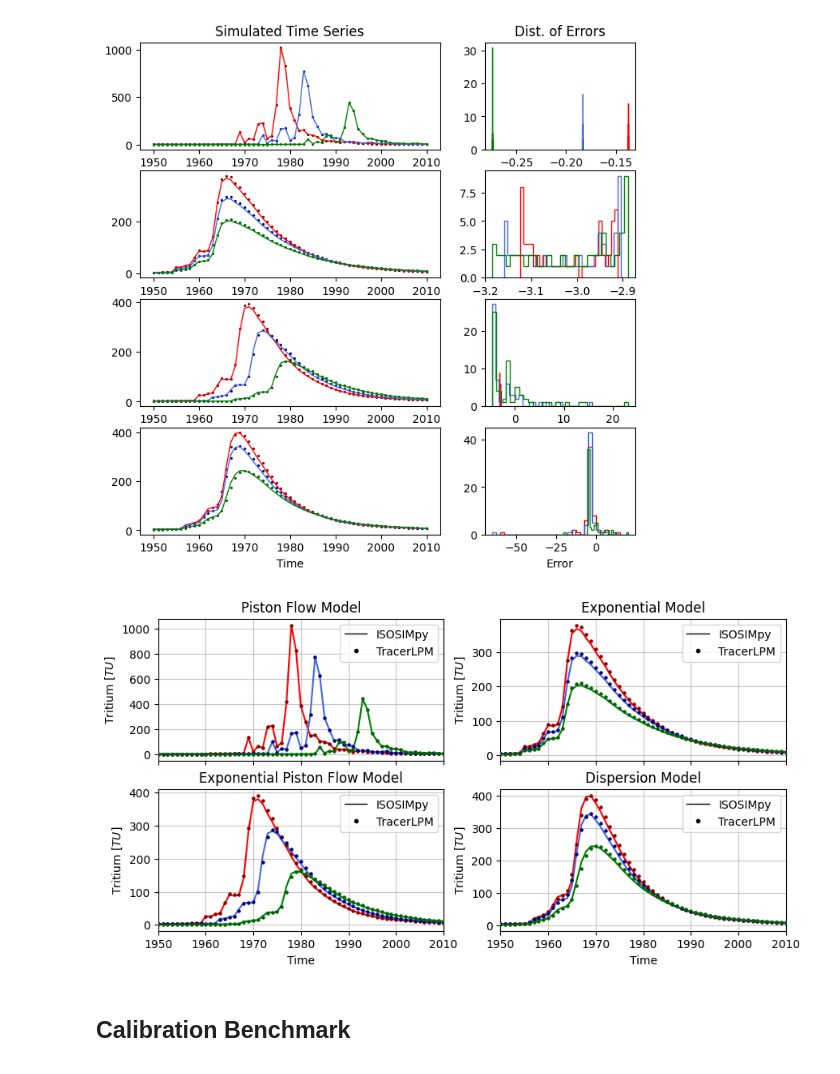
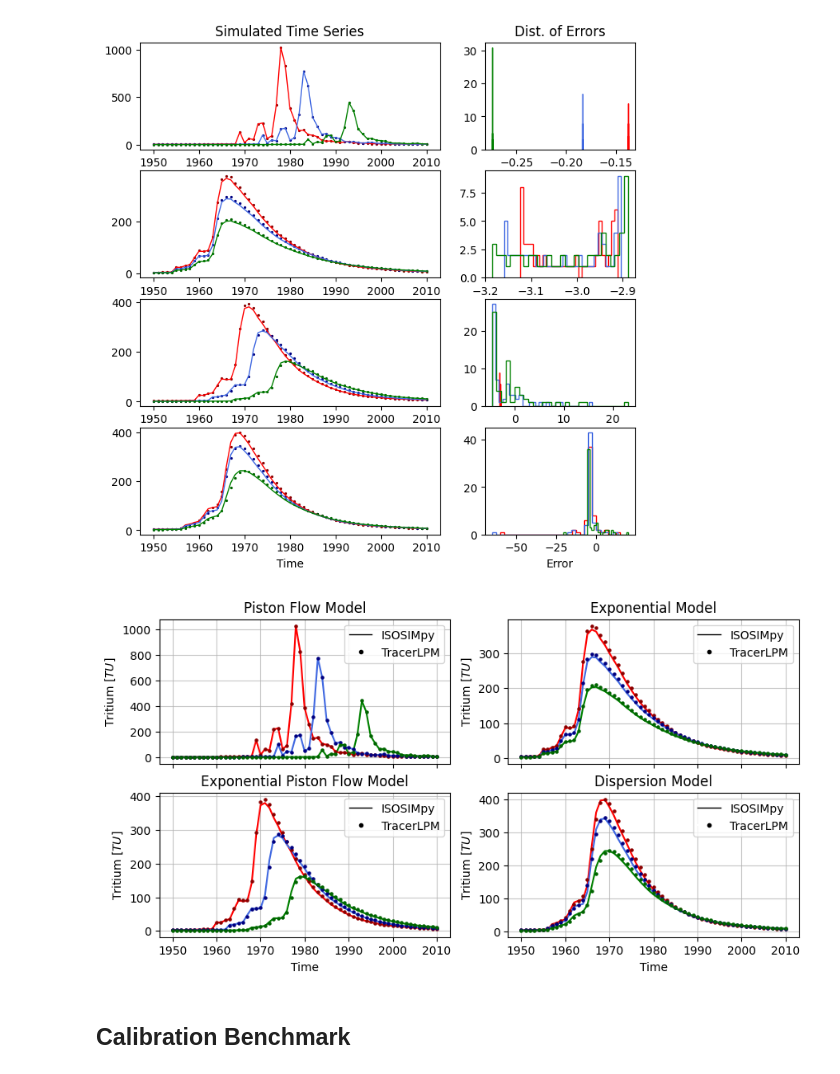
Before and after one commit to iGW-TU-Dresden/PyTracerLab, a Jupyter notebook: docs/examples/example_07.ipynb, the cells around one changed output. Cells and saved outputs as stored; diff of their text form; code cells hidden in the pictures.

```diff
--- a/docs/examples/example_07.ipynb
+++ b/docs/examples/example_07.ipynb
@@ -742,36 +742,36 @@ for i in range(4):
             unit_sims[j].index,
             unit_sims[j].values,
             c=colors_1[j],
             lw=1.5,
             zorder=100
         )
         # plot benchmark
         ax_.scatter(
             unit_bms[j].index,
             unit_bms[j].values,
             c=colors_2[j],
             marker=".",
             s=20.,
             zorder=1000
         )
     # compose legend
     legend_elements = [
         Line2D([0], [0], color="k", lw=1, label="ISOSIMpy"),
         Line2D([0], [0], marker=".", color="w",
                markerfacecolor="k", markeredgecolor="k", label="TracerLPM")
                ]
     ax_.legend(handles=legend_elements, loc="upper right")
     ax_.set_title(names[i])
     ax_.set_ylabel(r"Tritium $ [TU] $")
     ax_.grid(True, zorder=0, alpha=0.7)
-    ax_.set_xlim(unit_sims[j].index[0], unit_sims[j].index[-1])
+    #ax_.set_xlim(unit_sims[j].index[0], unit_sims[j].index[-1])
 
     if i > 1:
         ax_.set_xlabel("Time")
 
-plt.savefig("simulation_benchmark.png", dpi=400, bbox_inches="tight")
+# plt.savefig("simulation_benchmark.png", dpi=400, bbox_inches="tight")
 # %% [output]
-[figure, old version]
+[figure, new version]
 # %% [markdown]
 ## Calibration Benchmark
 # %%
```
Also changed, not shown: parts of 4 cells of this notebook, 2 other files.
